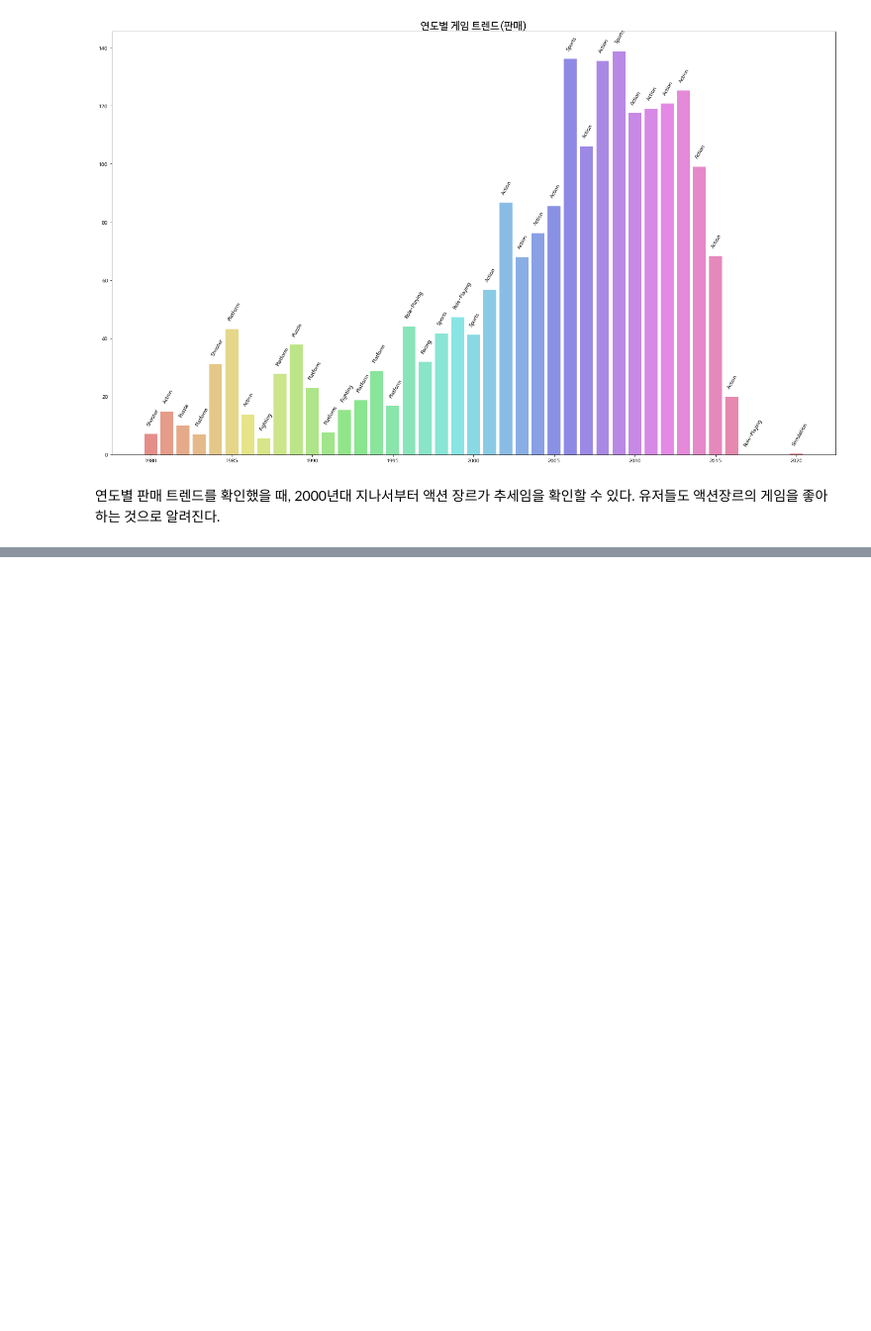
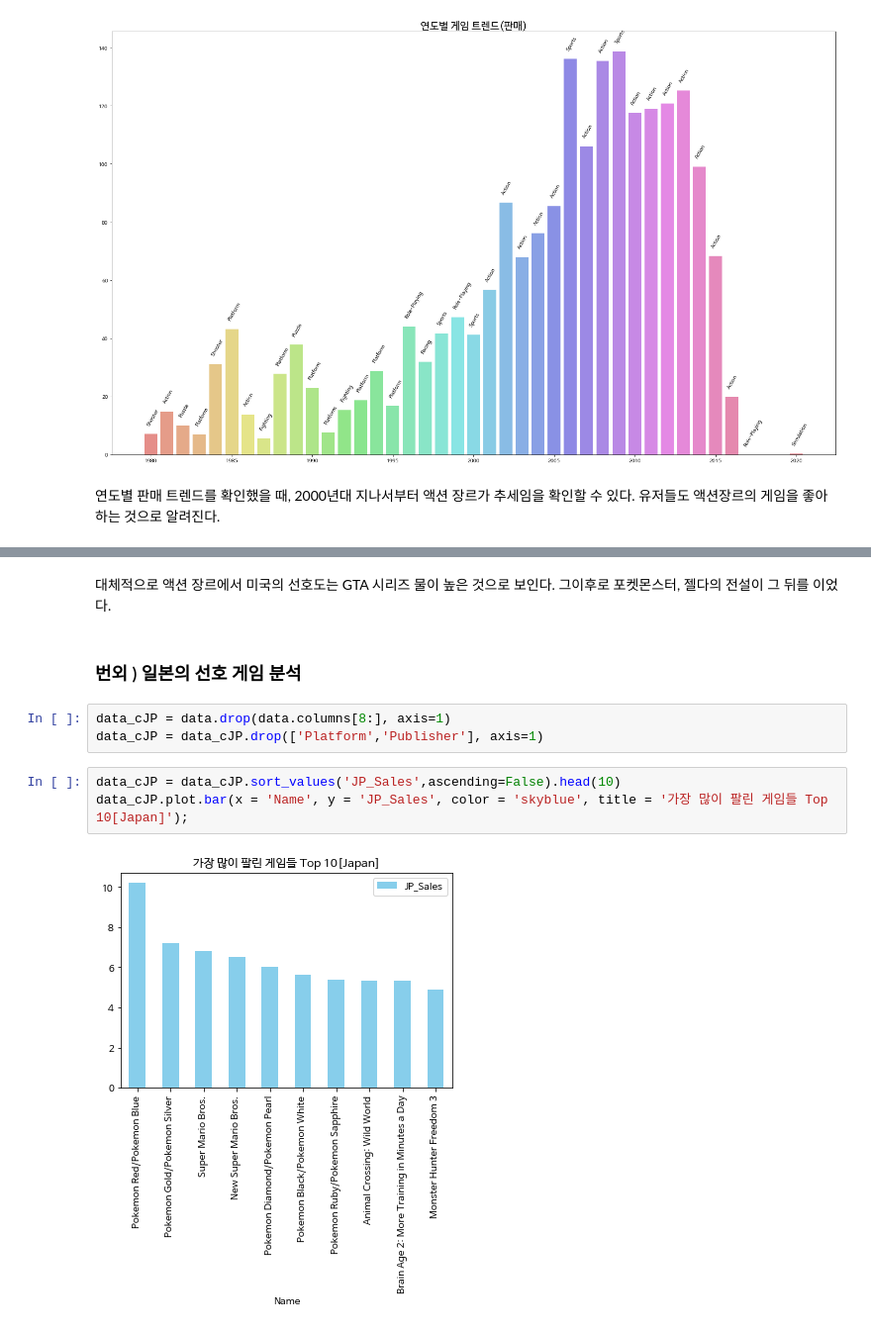
Before and after one commit to dustin-kang/ds-GameDesignAnalysis, a Jupyter notebook: code/Proj1_EDA.ipynb, the cells around one changed output, grey strips where cells are left out. Shown at 99% size. Saved outputs shown, nothing was run; the diff lists cells and outputs as text; blank space fills up the shorter version.

```diff
--- a/code/Proj1_EDA.ipynb
+++ b/code/Proj1_EDA.ipynb
@@ -715,0 +847,12 @@ plt.show()
+# %% [markdown]
+대체적으로 액션 장르에서 미국의 선호도는 GTA 시리즈 물이 높은 것으로 보인다. 그이후로 포켓몬스터, 젤다의 전설이 그 뒤를 이었다.
+# %% [markdown]
+### 번외 ) 일본의 선호 게임 분석
+# %%
+data_cJP = data.drop(data.columns[8:], axis=1)
+data_cJP = data_cJP.drop(['Platform','Publisher'], axis=1)
+# %%
+data_cJP = data_cJP.sort_values('JP_Sales',ascending=False).head(10)
+data_cJP.plot.bar(x = 'Name', y = 'JP_Sales', color = 'skyblue', title = '가장 많이 팔린 게임들 Top 10[Japan]');
+# %% [output]
+[figure, added]
```
Also changed, not shown: parts of 35 cells of this notebook.
